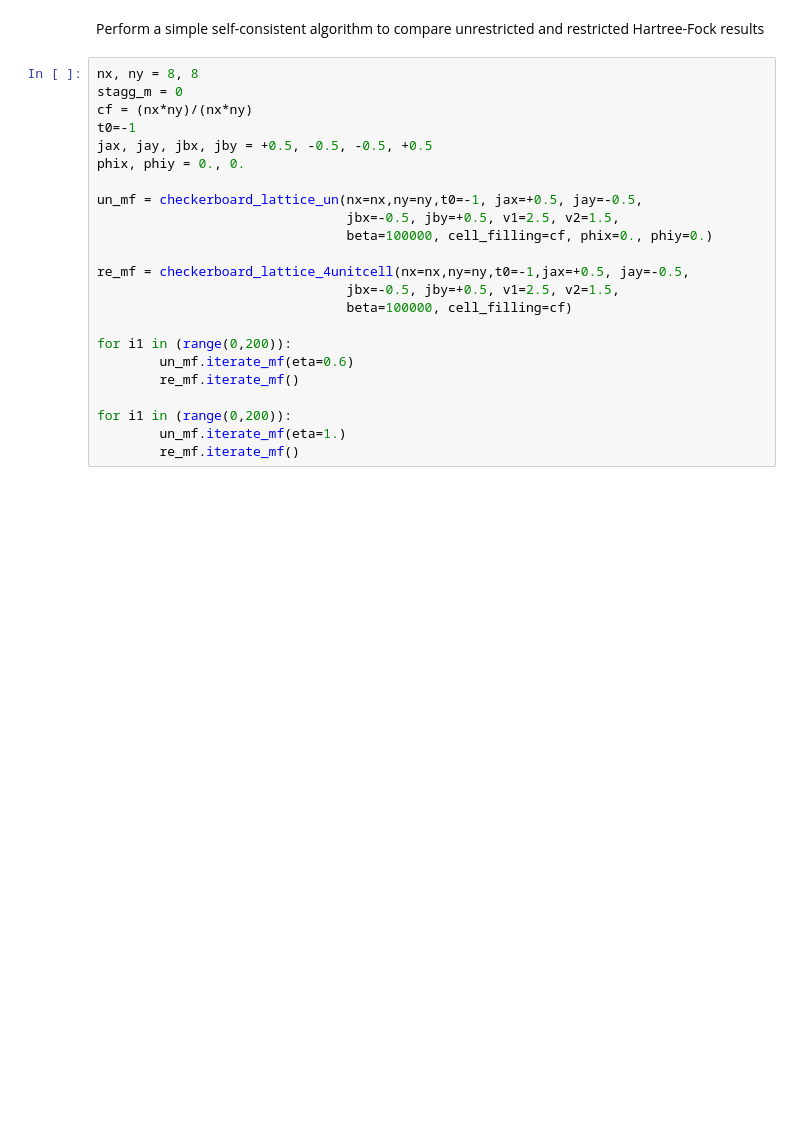
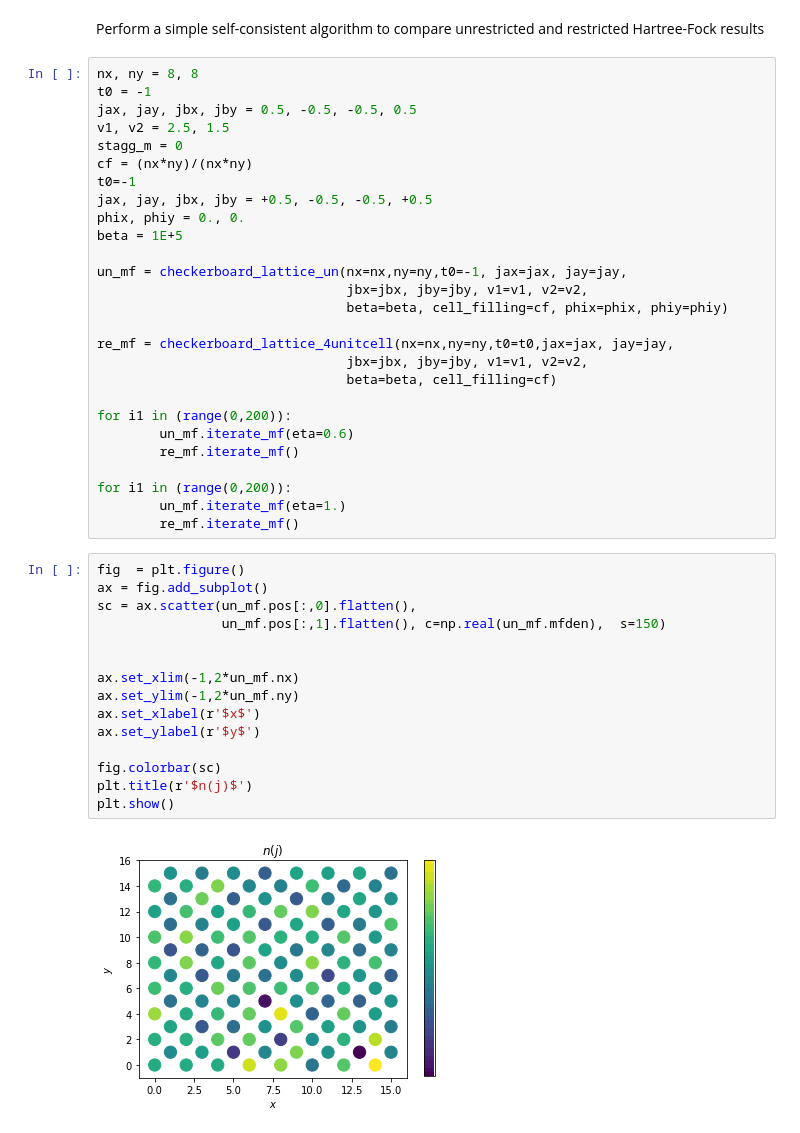
Before and after one commit to SergiJulia94/topological_mott_insulator, a Jupyter notebook: index.ipynb, the cells around one changed output. Drawn from its saved outputs; the diff is of its cells as text; blank space fills up the shorter version.

```diff
--- a/index.ipynb
+++ b/index.ipynb
@@ -28,19 +28,23 @@ This file will become your README and also the index of your documentation.
 Perform a simple self-consistent algorithm to compare unrestricted and restricted Hartree-Fock results
 # %%
 nx, ny = 8, 8
+t0 = -1
+jax, jay, jbx, jby = 0.5, -0.5, -0.5, 0.5
+v1, v2 = 2.5, 1.5
 stagg_m = 0
 cf = (nx*ny)/(nx*ny)
 t0=-1
 jax, jay, jbx, jby = +0.5, -0.5, -0.5, +0.5
 phix, phiy = 0., 0.
+beta = 1E+5
 
-un_mf = checkerboard_lattice_un(nx=nx,ny=ny,t0=-1, jax=+0.5, jay=-0.5,
-		                        jbx=-0.5, jby=+0.5, v1=2.5, v2=1.5,
-		                        beta=100000, cell_filling=cf, phix=0., phiy=0.)
+un_mf = checkerboard_lattice_un(nx=nx,ny=ny,t0=-1, jax=jax, jay=jay,
+		                        jbx=jbx, jby=jby, v1=v1, v2=v2,
+		                        beta=beta, cell_filling=cf, phix=phix, phiy=phiy)
 
-re_mf = checkerboard_lattice_4unitcell(nx=nx,ny=ny,t0=-1,jax=+0.5, jay=-0.5,
-		                        jbx=-0.5, jby=+0.5, v1=2.5, v2=1.5,
-		                        beta=100000, cell_filling=cf)
+re_mf = checkerboard_lattice_4unitcell(nx=nx,ny=ny,t0=t0,jax=jax, jay=jay,
+		                        jbx=jbx, jby=jby, v1=v1, v2=v2,
+		                        beta=beta, cell_filling=cf)
 
 for i1 in (range(0,200)):
         un_mf.iterate_mf(eta=0.6)
@@ -49,4 +53,21 @@ for i1 in (range(0,200)):
 for i1 in (range(0,200)):
         un_mf.iterate_mf(eta=1.)
         re_mf.iterate_mf()
+# %%
+fig  = plt.figure()
+ax = fig.add_subplot()
+sc = ax.scatter(un_mf.pos[:,0].flatten(),
+                un_mf.pos[:,1].flatten(), c=np.real(un_mf.mfden),  s=150)
+
+
+ax.set_xlim(-1,2*un_mf.nx)
+ax.set_ylim(-1,2*un_mf.ny)
+ax.set_xlabel(r'$x$')
+ax.set_ylabel(r'$y$')
+
+fig.colorbar(sc)
+plt.title(r'$n(j)$')
+plt.show()
+# %% [output]
+[figure, added]
 # %%
```
Also changed, not shown: parts of 6 cells of this notebook, 8 other files.
